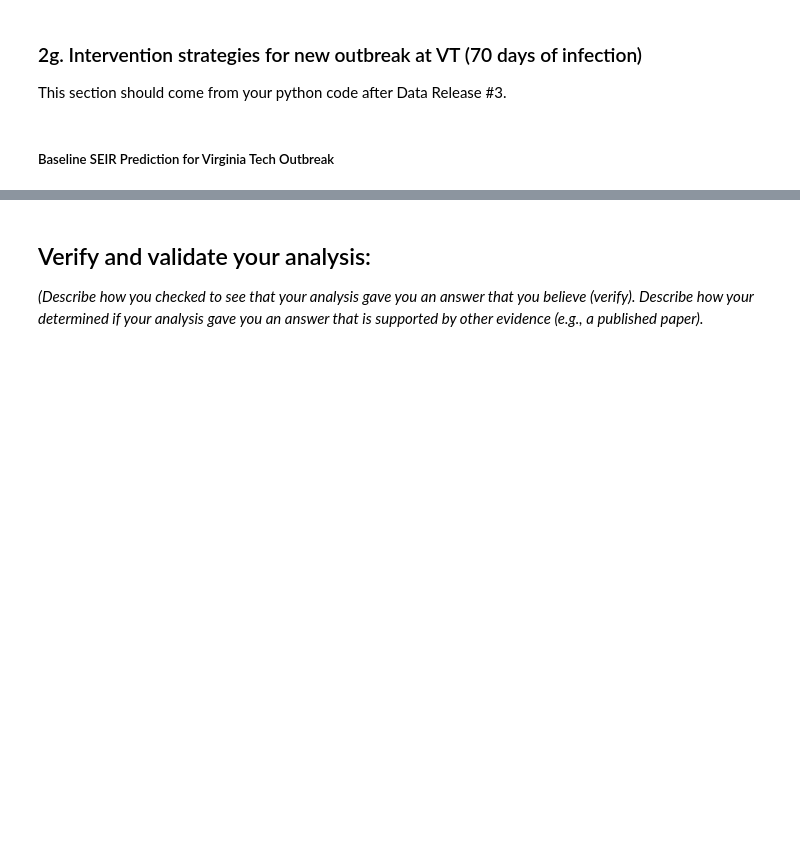
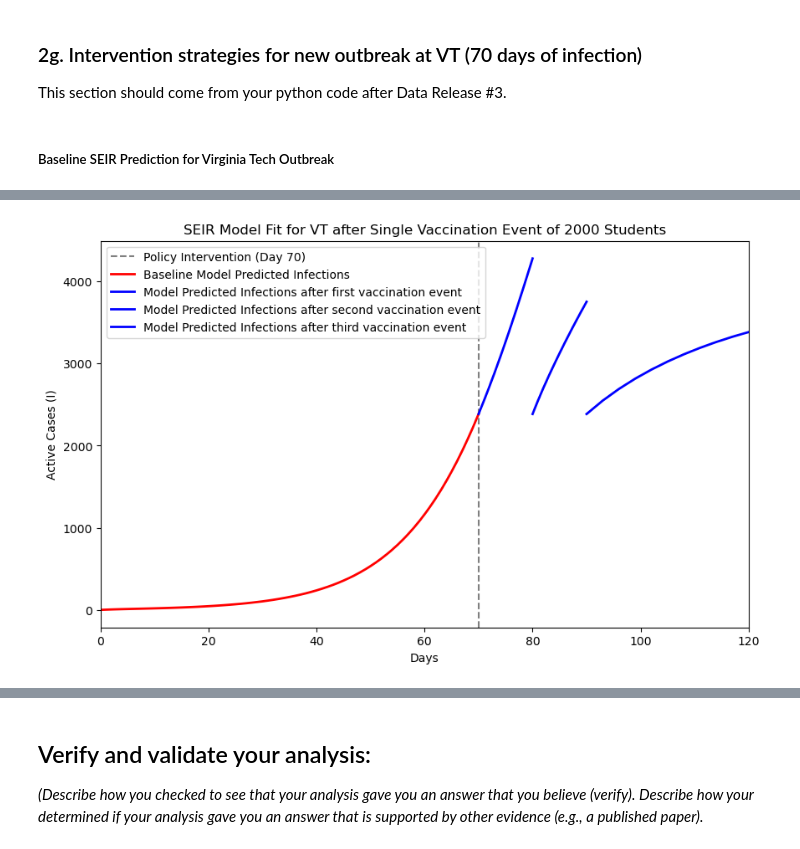
Before and after one commit to ktt920/Module-2-Epidemics-SIR-Modeling, a Jupyter notebook: Notebook examples/Template_student_final_notebook.ipynb, the cells around one changed output, grey strips where cells are left out. Drawn from its saved outputs; the diff is of its cells as text; code cells hidden in the pictures; blank space fills up the shorter version.

```diff
--- a/Notebook examples/Template_student_final_notebook.ipynb
+++ b/Notebook examples/Template_student_final_notebook.ipynb
@@ -605,0 +615,49 @@ plt.show()
+# %%
+# Model the baseline progression up to 70th day.
+S_fit, E_fit, I_fit, R_fit = SEIR(b_opt, s_opt, g_opt, S0, E0, I0, R0, 70, N)
+days_original = np.linspace(0, 70)
+
+#Event 1: Day 70 to 80 (First round of vaccination)
+# Transfer 1000 students from the susceptible population to the recovered population with 90% efficacy.
+S_fit_E1 = S_fit[-1] - (1000 * 0.9)
+R_fit_E1 = R_fit[-1] + (1000 * 0.9)
+
+S_fit_E1, E_fit_E1, I_fit_E1, R_fit_E1 = SEIR(b_opt, s_opt, g_opt, S_fit_E1, E_fit[-1], I_fit[-1], R_fit_E1, 10, N)
+days_E1 = np.linspace(70, 80, len(I_fit_E1))
+
+# Event 2: Day 80 to 90 (Second round of vaccination)
+# Transfer 1000 students from the susceptible population after Event 1 to the recovered population with 90% efficacy.
+S_fit_E2 = S_fit_E1[-1] - (1000 * 0.9)
+R_fit_E2 = R_fit_E1[-1] + (1000 * 0.9)
+
+S_fit_E2, E_fit_E2, I_fit_E2, R_fit_E2 = SEIR(b_opt, s_opt, g_opt, S_fit_E2, E_fit[-1], I_fit[-1], R_fit_E2, 10, N)
+days_E2 = np.linspace(80, 90, len(I_fit_E2))
+
+# Event 2: Day 90 to 120 (Third round of vaccination)
+# Transfer 1000 students from the susceptible population after Event 1 and 2 to the recovered population with 90% efficacy.
+S_fit_E3 = S_fit_E2[-1] - (1000 * 0.9)
+R_fit_E3 = R_fit_E2[-1] + (1000 * 0.9)
+
+S_fit_E3, E_fit_E3, I_fit_E3, R_fit_E3 = SEIR(b_opt, s_opt, g_opt, S_fit_E3, E_fit[-1], I_fit[-1], R_fit_E3, 10, N)
+days_E3 = np.linspace(90, 120, len(I_fit_E3))
+
+# Plotting model
+plt.figure(figsize=(10, 6))
+# Plot the model results (same model at UVA)
+plt.axvline(x=70, color='gray', linestyle='--', label='Policy Intervention (Day 70)')
+plt.plot(I_fit, label='Baseline Model Predicted Infections', color='red', linewidth=2)
+# Model plot for first vaccination event
+plt.plot(days_E1,I_fit_E1, label='Model Predicted Infections after first vaccination event', color='blue', linewidth=2)
+# Model plot for second vaccination event
+plt.plot(days_E2,I_fit_E2, label='Model Predicted Infections after second vaccination event', color='blue', linewidth=2)
+# Model plot for third vaccination event
+plt.plot(days_E3,I_fit_E3, label='Model Predicted Infections after third vaccination event', color='blue', linewidth=2)
+# Label graph wth correct axes and appropiate title
+plt.title('SEIR Model Fit for VT after Single Vaccination Event of 2000 Students')
+plt.xlim(0,120) #Make the graph go from day 0 to day 120
+plt.xlabel('Days')
+plt.ylabel('Active Cases (I)')
+plt.legend()
+plt.show()
+# %% [output]
+[figure, added]
```
Also changed, not shown: parts of 13 cells of this notebook.
